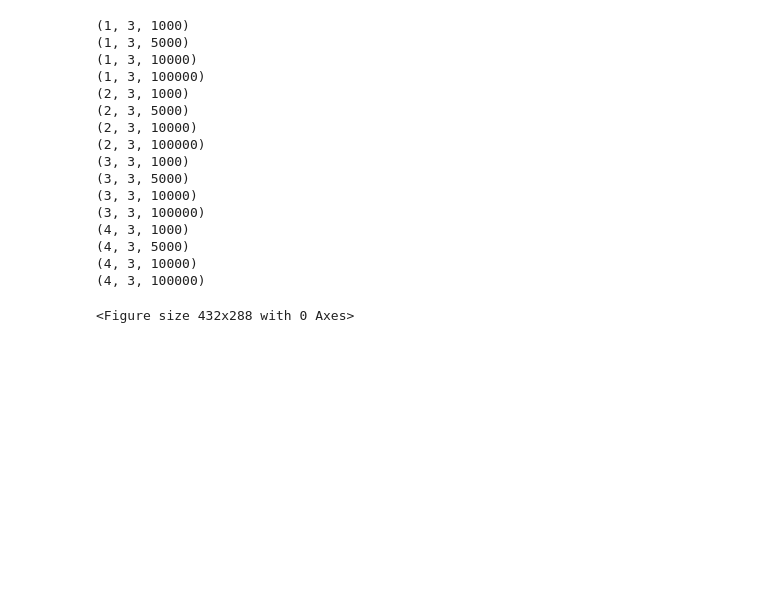
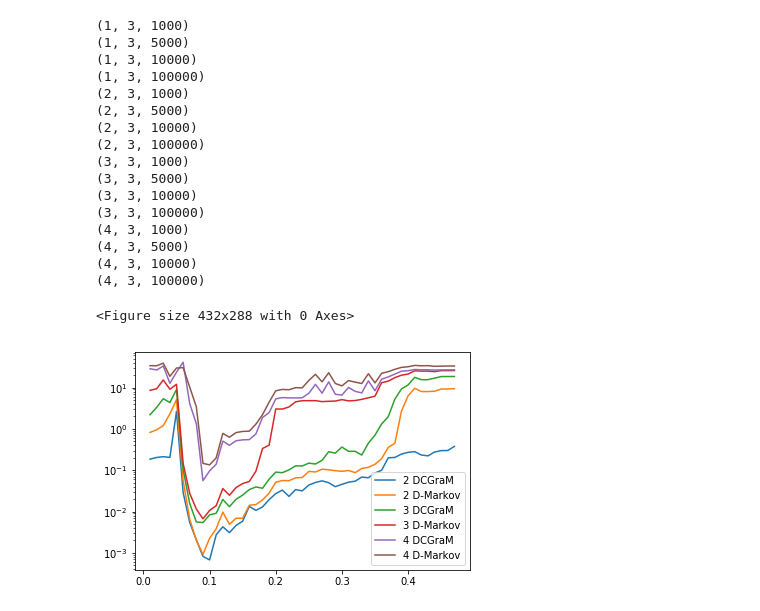
Before and after one commit to diegomhamilton/dcgram_v2, a Jupyter notebook: PIBIC201819/Relatório Parcial PIBIC.ipynb, the cells around one changed output. Cells and saved outputs as stored; diff of their text form; code cells hidden in the pictures; blank space fills up the shorter version.

Commit message:
Generate Kullback-Leibler divergences plots

```diff
--- a/PIBIC201819/Relatório Parcial PIBIC.ipynb
+++ b/PIBIC201819/Relatório Parcial PIBIC.ipynb
@@ -61,11 +61,11 @@ betas = np.arange(0.02, 0.48, 0.02)
 p = []
 stat = []
 
-for D in [3]:
+for D in [4]:
     K = 3
 
     for beta in betas:
-        stval, pval = kolmogorov_test(beta = beta, D = D, K = K, subseq_len = 50000, subseq_rep = 1)
+        stval, pval = kolmogorov_test(beta = beta, D = D, K = K, subseq_len = 1000, subseq_rep = 1)
         p.append(pval)
         stat.append(stval)
 
@@ -140,8 +140,8 @@ def plot_kldiv(D = 2, K = 3, N = 10000):
         dm = result['kl']
         betas = result['betas']
 
-    plot_graph(betas, dc, D, K, N = N, ylabel='kl_div', legend = 'DCGraM', color= 'y')
-    plot_graph(betas, dm, D, K, N = N, ylabel='kl_div', legend = 'D-Markov', color = 'b')
+#     plot_graph(betas, dc, D, K, N = N, ylabel='$D$', legend = 'DCGraM', color= 'y')
+    plot_graph(betas, dm, D, K, N = N, ylabel='$D$', legend = 'D-Markov', color = 'b')
 # %%
 D = [1,2,3,4]
 K = [3]
@@ -172,3 +172,21 @@ for (D, K, N) in possibilities:
 (4, 3, 10000)
 (4, 3, 100000)
 <Figure size 432x288 with 0 Axes>
+# %%
+for D in [2,3,4]:
+    with open(f'kl_results/kl_dcgram_D{D}_K3_N5000', 'r') as f:
+        result = yaml.load(f)
+        dc = result['kl']
+    with open(f'kl_results/kl_dmark_D{D}_N5000', 'r') as f:
+        result = yaml.load(f)
+        dm = result['kl']
+        betas = result['betas']
+    plt.plot(betas, dc, label = f'{D} DCGraM')
+    plt.plot(betas, dm, label = f'{D} D-Markov')
+
+plt.yscale('log')
+plt.legend()
+plt.savefig('plots/K3_N_5000.png')
+plt.show()
+# %% [output]
+[figure, added]
```
Also changed, not shown: parts of 1 cell of this notebook, 1 other file.
